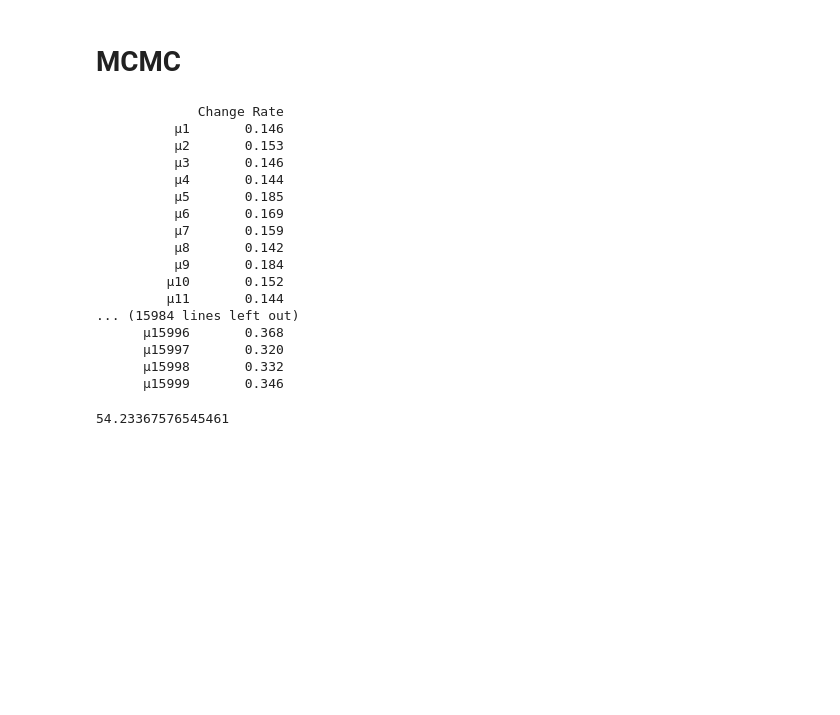
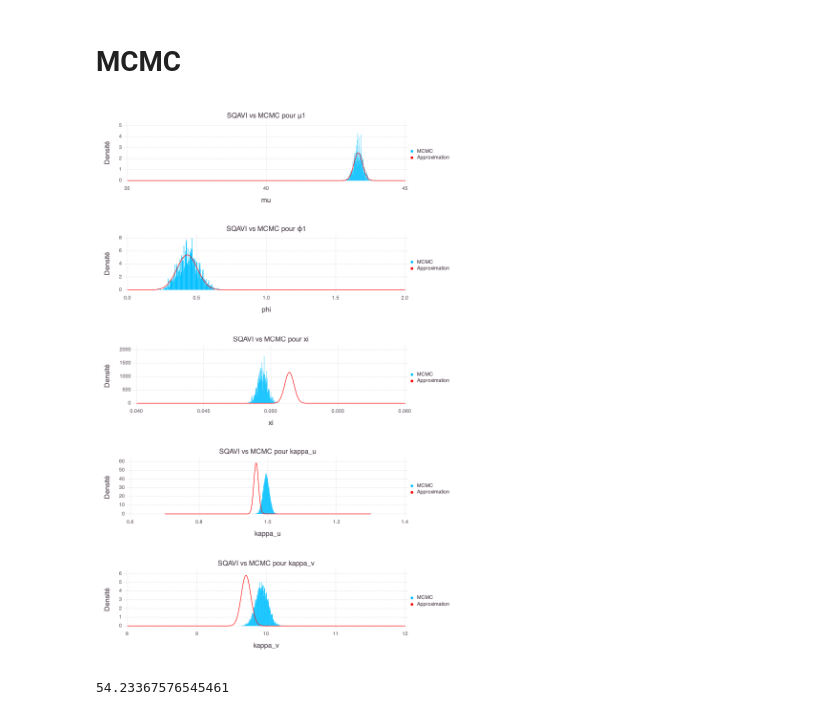
Before and after one commit to willemmtl/SQAVI, a Jupyter notebook: playground.ipynb, the cells around one changed output. Saved outputs shown, nothing was run; the diff lists cells and outputs as text; code cells hidden in the pictures; blank space fills up the shorter version.

Commit message:
fix(plotting): define M before plotting

```diff
--- a/playground.ipynb
+++ b/playground.ipynb
@@ -13,8 +20,8 @@ M = M₁ * M₂;
 # %% [markdown]
 **WARNING**: save folder !
 # %%
-saveFolder = "results/$(M₁)x$(M₂)";
-saveImgFolder = "results/$(M₁)x$(M₂)/images";
+# saveFolder = "results/$(M₁)x$(M₂)";
+# saveImgFolder = "results/$(M₁)x$(M₂)/images";
 # %%
 # saveFolder = "results/slow_convergence";
 # saveImgFolder = "results/slow_convergence/images";
@@ -136,30 +98,14 @@ include("src/mcmc.jl")
 chain = mcmc(datastructure, niter, initialvalues, stepsize, saveFolder=saveFolder);
 # %%
 changerate(chain)
-# %% [output]
-             Change Rate
-          μ1       0.146
-          μ2       0.153
-          μ3       0.146
-          μ4       0.144
-          μ5       0.185
-          μ6       0.169
-          μ7       0.159
-          μ8       0.142
-          μ9       0.184
-         μ10       0.152
-         μ11       0.144
-... (15984 lines left out)
-      μ15996       0.368
-      μ15997       0.320
-      μ15998       0.332
-      μ15999       0.346
 # %%
 plotTraceMCMC(chain, "ξ", saveFolder=saveImgFolder);
 # %%
 include("src/plotting.jl");
 
-plotCAVIvsMCMC(20000, caviRes=res, mcmcChain=chain, warmingSize=1000, saveFolder=saveImgFolder);
+plotCAVIvsMCMC(1, caviRes=res, mcmcChain=chain, warmingSize=1000) #, saveFolder=saveImgFolder);
+# %% [output]
+[figure, added]
 # %%
 compDistance(res.traces, gridTarget)
 # %% [output]
```
Also changed, not shown: parts of 6 cells of this notebook, 1 other file.
